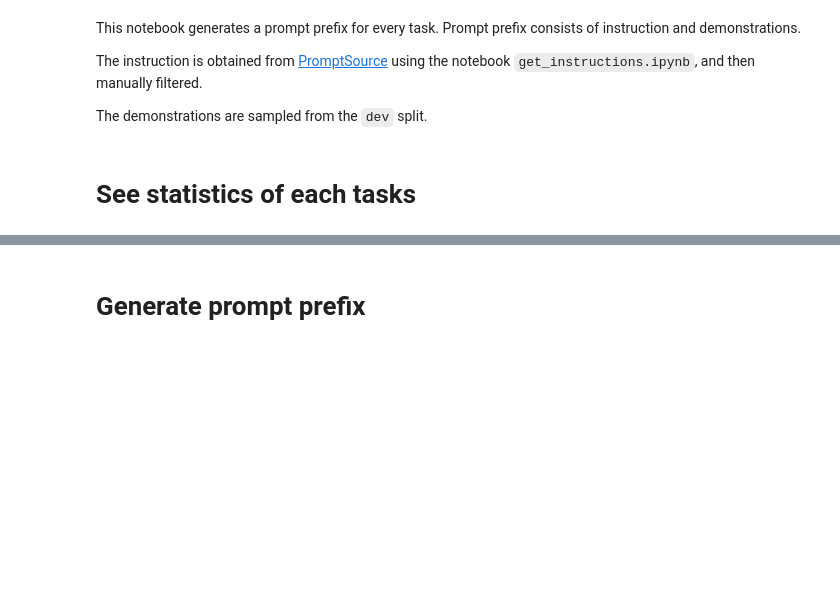
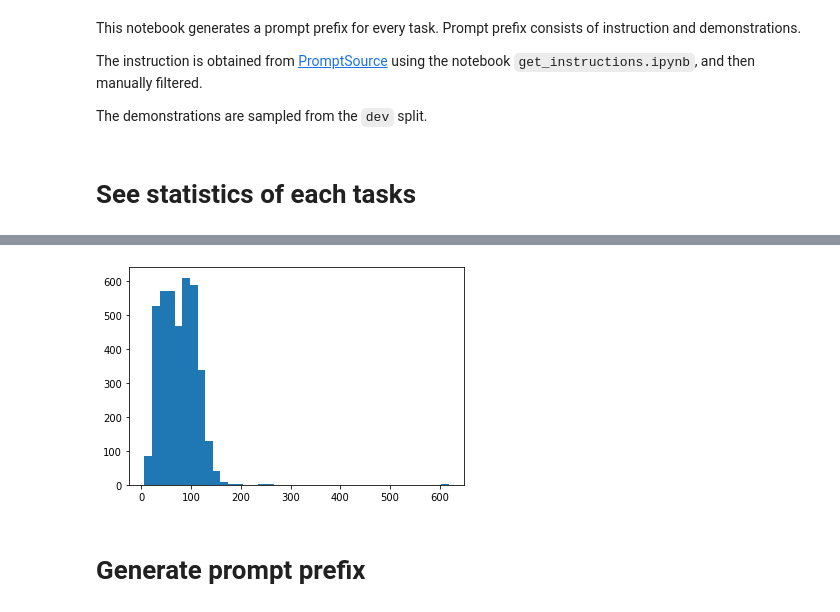
Before and after one commit to dininta/in-context-tuning, a Jupyter notebook: generate_prompt_prefix.ipynb, the cells around one changed output, grey strips where cells are left out. Cells and saved outputs as stored; diff of their text form; code cells hidden in the pictures; blank space fills up the shorter version.

```diff
--- a/generate_prompt_prefix.ipynb
+++ b/generate_prompt_prefix.ipynb
@@ -91,9 +115,11 @@ Token indices sequence length is longer than the specified maximum sequence leng
 # %%
 def plot_hist(task_name, n_bins=40):
     n, bins, patches = plt.hist(stats_df[stats_df.task_name == task_name].iloc[0]["all_lengths"], n_bins)
     plt.show()
 
-plot_hist("tab_fact")
+plot_hist("dbpedia_14")
+# %% [output]
+[figure, added]
 # %% [markdown]
 # Generate prompt prefix
 # %%
```
Also changed, not shown: parts of 5 cells of this notebook, 1 other file.
